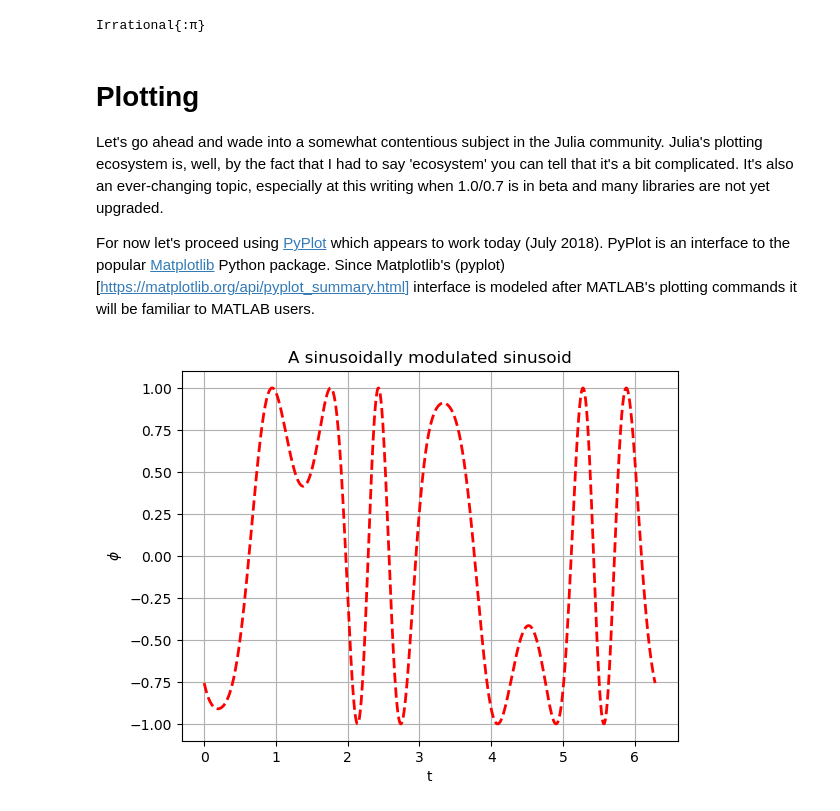
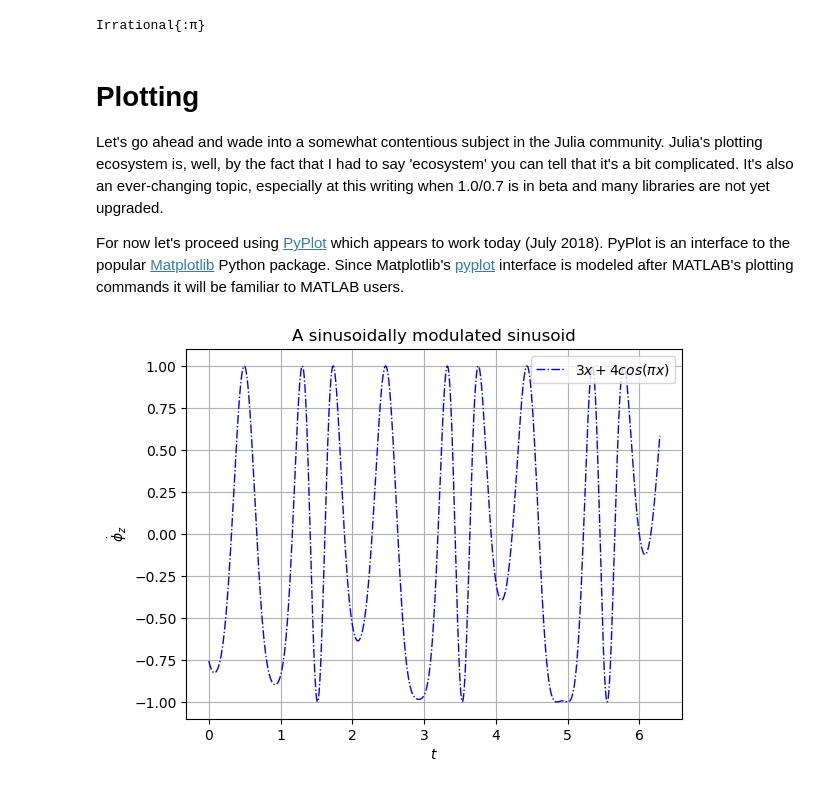
Before and after one commit to pbouffard/matlabtojulia, a Jupyter notebook: MATLAB to Julia Examples.ipynb, the cells around one changed output. Saved outputs shown, nothing was run; the diff lists cells and outputs as text; code cells hidden in the pictures.

```diff
--- a/MATLAB to Julia Examples.ipynb
+++ b/MATLAB to Julia Examples.ipynb
@@ -108,5 +108,5 @@ Irrational{:π}
 # Plotting
 Let's go ahead and wade into a somewhat contentious subject in the Julia community. Julia's plotting ecosystem is, well, by the fact that I had to say 'ecosystem' you can tell that it's a bit complicated. It's also an ever-changing topic, especially at this writing when 1.0/0.7 is in beta and many libraries are not yet upgraded.
 
-For now let's proceed using [PyPlot](https://github.com/JuliaPy/PyPlot.jl) which appears to work today (July 2018). PyPlot is an interface to the popular [Matplotlib](https://matplotlib.org/) Python package. Since Matplotlib's (pyplot)[https://matplotlib.org/api/pyplot_summary.html] interface is modeled after MATLAB's plotting commands it will be familiar to MATLAB users.
+For now let's proceed using [PyPlot](https://github.com/JuliaPy/PyPlot.jl) which appears to work today (July 2018). PyPlot is an interface to the popular [Matplotlib](https://matplotlib.org/) Python package. Since Matplotlib's [pyplot](https://matplotlib.org/api/pyplot_summary.html) interface is modeled after MATLAB's plotting commands it will be familiar to MATLAB users.
 # %%
@@ -122,11 +122,17 @@ end
 # %%
 # Basic example of PyPlot usage
 pygui(false)
-x = range(0, stop=2*pi, length=1000); y = sin.(3 * x + 4 * cos.(2 * x));
-fig = plot(x, y, color="red", linewidth=2.0, linestyle="--")
-grid()
-title("A sinusoidally modulated sinusoid")
-xlabel("t")
-ylabel(L"$\phi$");
+function pyplotExample()
+    x = range(0, stop=2*pi, length=1000)
+    y = sin.(3x + 4cos.(π*x))
+    fig = plot(x, y, color="blue", linewidth=1, linestyle="-.", label=L"3x + 4cos(\pi x)")
+    grid()
+    title("A sinusoidally modulated sinusoid")
+    xlabel(L"t")
+    ylabel(L"\dot\phi_z")
+    legend(loc="upper right")
+    return fig
+end
+pyplotExample();
 # %% [output]
-[figure, old version]
+[figure, new version]
```
Also changed, not shown: parts of 5 cells of this notebook.
